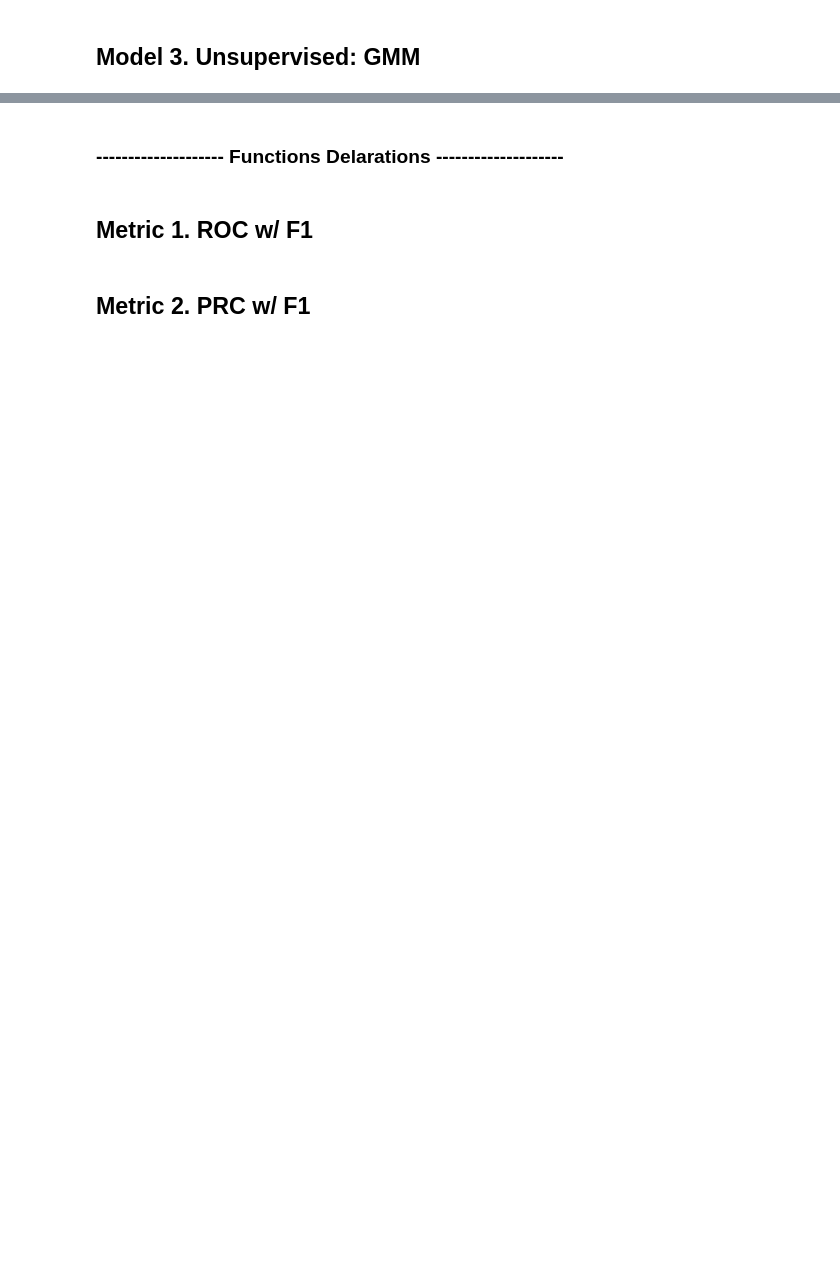
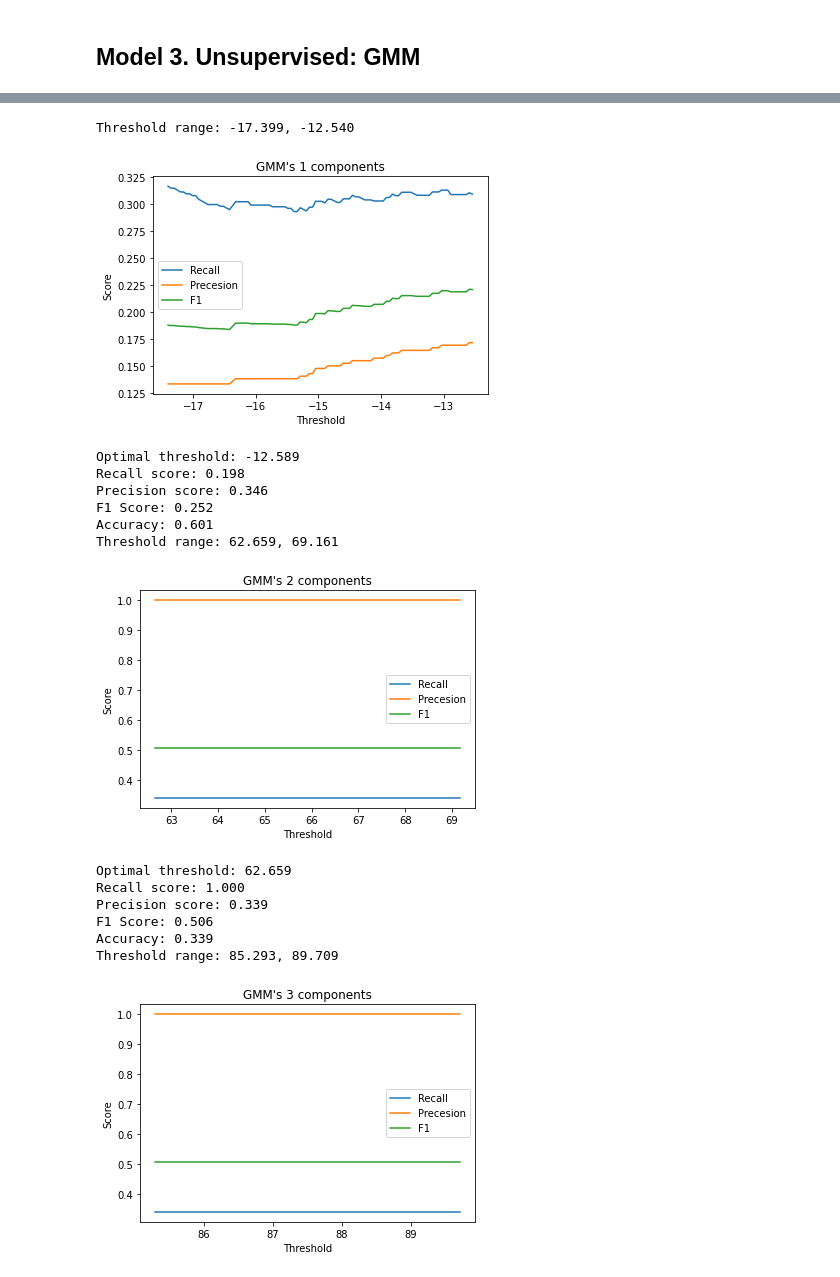
Before and after one commit to kennylee9672/EthereumFraudDetection, a Jupyter notebook: EthereumFraudModeling.ipynb, the cells around one changed output, grey strips where cells are left out. Cells and saved outputs as stored; diff of their text form; code cells hidden in the pictures; blank space fills up the shorter version.

```diff
--- a/EthereumFraudModeling.ipynb
+++ b/EthereumFraudModeling.ipynb
@@ -685,2 +711,0 @@ Estimated number of Noise Points: 6640
-# %% [markdown]
-### -------------------- Functions Delarations --------------------
@@ -736,2 +711,0 @@ def plot_PRC(y_test, y_pred, plt_config, f1=False):
-# %% [markdown]
-## Metric 1. ROC w/ F1
@@ -757,2 +711,0 @@ plot_ROC(y_test, pred, plt_config, f1=True)
-# %% [markdown]
-## Metric 2. PRC w/ F1
@@ -777,0 +712,28 @@ plot_PRC(y_test, pred, plt_config, f1=True)
+# %%
+# Apply Powertransformer
+df_power = df_norm.copy().drop(TARGET, axis=1)
+powerTran = PowerTransformer(method="yeo-johnson")
+df_gmm = powerTran.fit_transform(df_power)
+df_gmm = pd.DataFrame(df_gmm, columns=df_power.columns)
+df_gmm[TARGET] = df_norm[TARGET]
+
+# Use GMM
+gmm_model = GMM_Model(df_gmm)
+gmm_model.run(verbose=False)
+# %% [output]
+Threshold range: -17.399, -12.540
+[figure, added]
+Optimal threshold: -12.589
+Recall score: 0.198
+Precision score: 0.346
+F1 Score: 0.252
+Accuracy: 0.601
+Threshold range: 62.659, 69.161
+[figure, added]
+Optimal threshold: 62.659
+Recall score: 1.000
+Precision score: 0.339
+F1 Score: 0.506
+Accuracy: 0.339
+Threshold range: 85.293, 89.709
+[figure, added]
```
Also changed, not shown: parts of 29 cells of this notebook, 3 other files.
